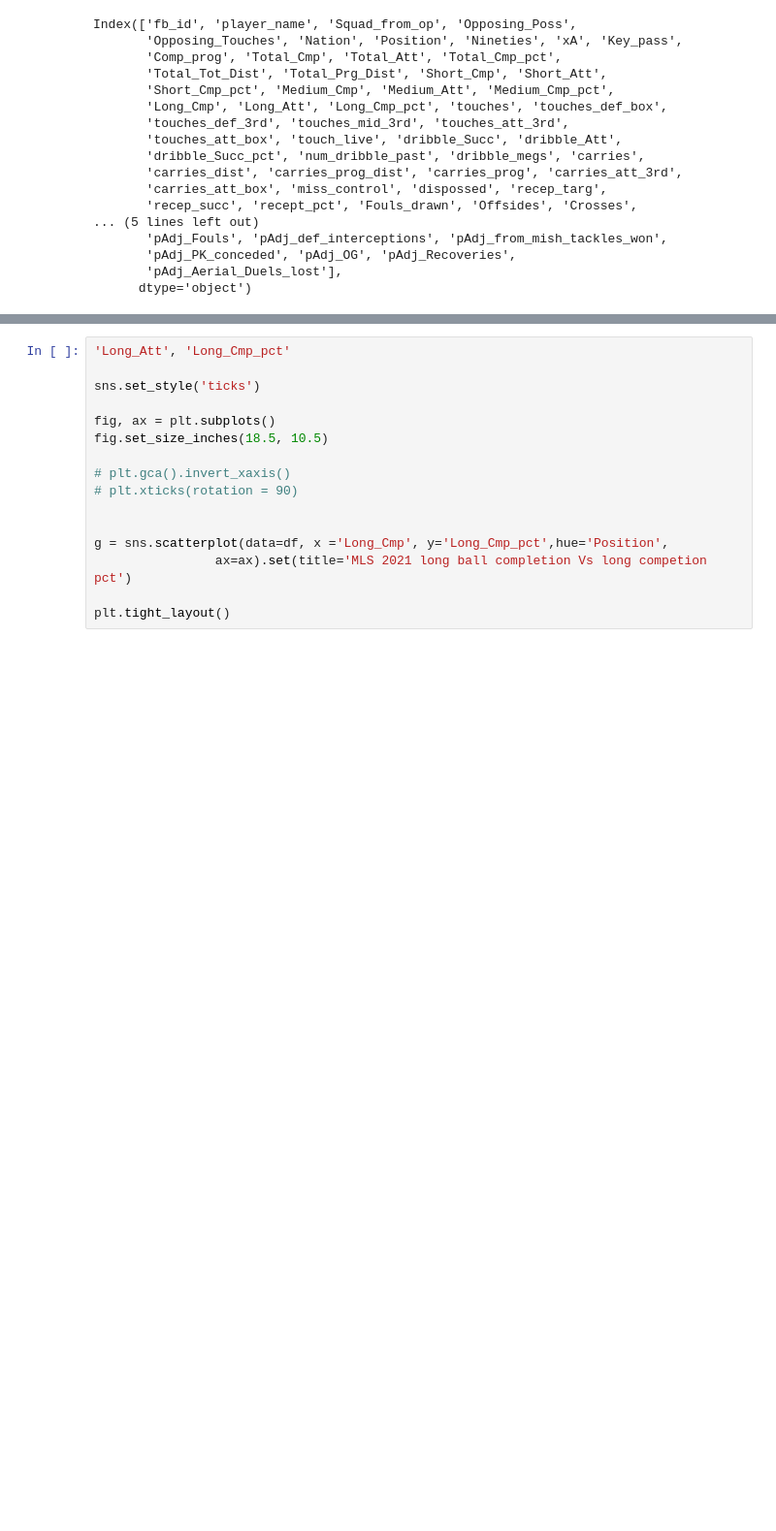
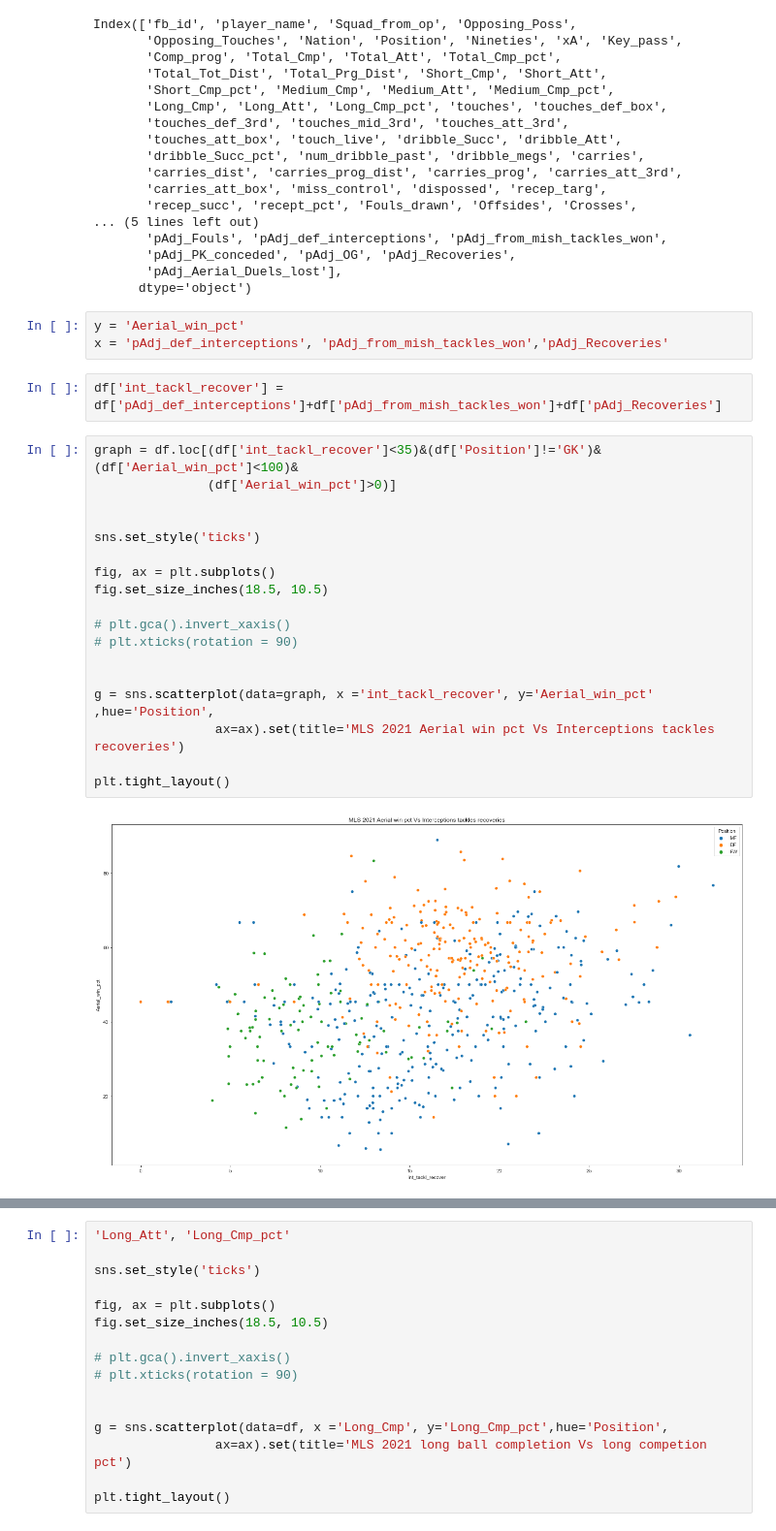
Before and after one commit to misterrustia/MLS_clustering_Captsone, a Jupyter notebook: 2_Exploratory_Data_analysis/Defensive_attribute_viz.ipynb, the cells around one changed output, grey strips where cells are left out. Shown: that part at 97% size. Saved outputs shown, nothing was run; the diff lists cells and outputs as text; blank space fills up the shorter version.

Commit message:
def scatters ongoing

```diff
--- a/2_Exploratory_Data_analysis/Defensive_attribute_viz.ipynb
+++ b/2_Exploratory_Data_analysis/Defensive_attribute_viz.ipynb
@@ -26,3 +26,28 @@ Index(['fb_id', 'player_name', 'Squad_from_op', 'Opposing_Poss',
        'pAdj_PK_conceded', 'pAdj_OG', 'pAdj_Recoveries',
        'pAdj_Aerial_Duels_lost'],
       dtype='object')
+# %%
+y = 'Aerial_win_pct'
+x = 'pAdj_def_interceptions', 'pAdj_from_mish_tackles_won','pAdj_Recoveries'
+# %%
+df['int_tackl_recover'] = df['pAdj_def_interceptions']+df['pAdj_from_mish_tackles_won']+df['pAdj_Recoveries']
+# %%
+graph = df.loc[(df['int_tackl_recover']<35)&(df['Position']!='GK')&(df['Aerial_win_pct']<100)&
+               (df['Aerial_win_pct']>0)]
+
+
+sns.set_style('ticks')
+
+fig, ax = plt.subplots()
+fig.set_size_inches(18.5, 10.5)
+
+# plt.gca().invert_xaxis()
+# plt.xticks(rotation = 90)
+
+
+g = sns.scatterplot(data=graph, x ='int_tackl_recover', y='Aerial_win_pct' ,hue='Position',
+                ax=ax).set(title='MLS 2021 Aerial win pct Vs Interceptions tackles recoveries')
+
+plt.tight_layout()
+# %% [output]
+[figure, added]
```
Also changed, not shown: parts of 1 cell of this notebook.
